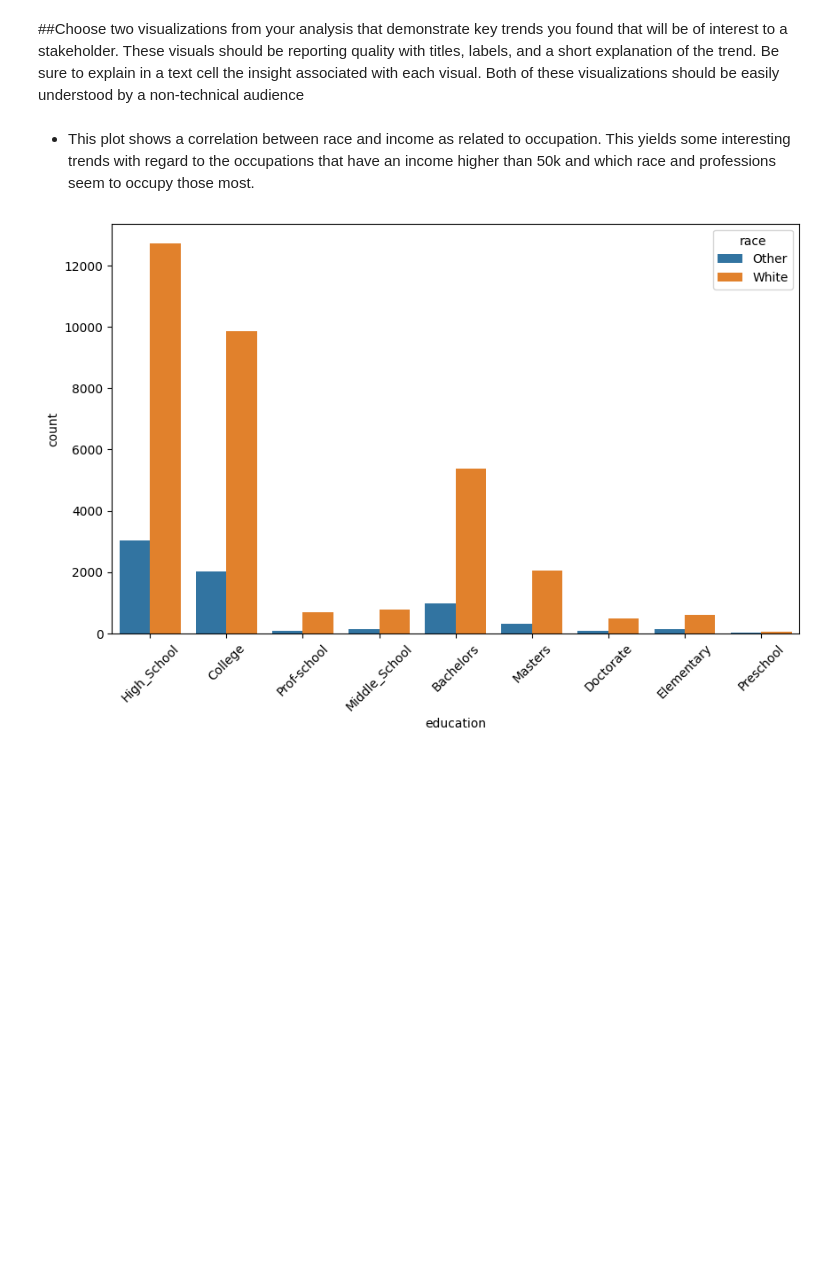
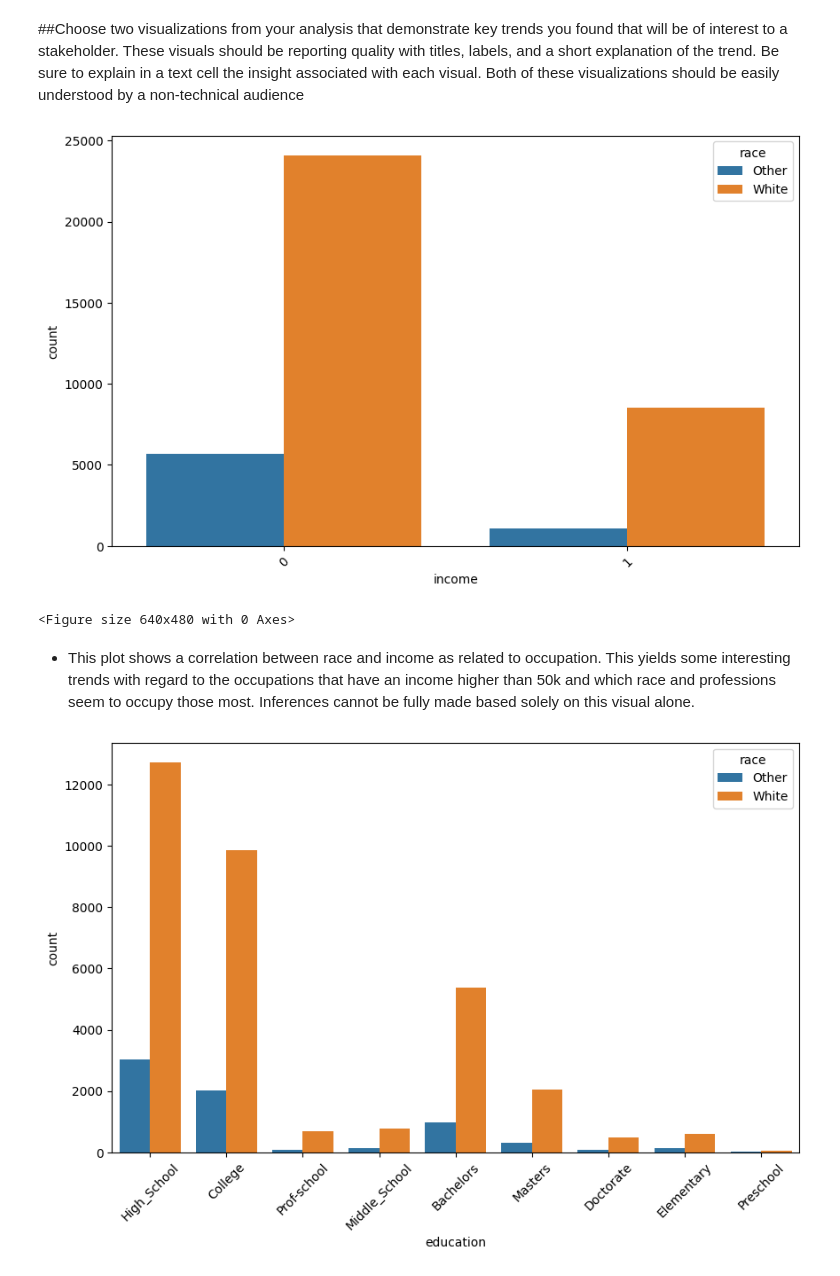
Before and after one commit to BrianArradondo/Project-2-options-Brian-Arradondo.ipynb, a Jupyter notebook: Project_2_Adult_Income_Brian_Arradondo.ipynb, the cells around one changed output. Saved outputs shown, nothing was run; the diff lists cells and outputs as text; code cells hidden in the pictures; blank space fills up the shorter version.

```diff
--- a/Project_2_Adult_Income_Brian_Arradondo.ipynb
+++ b/Project_2_Adult_Income_Brian_Arradondo.ipynb
@@ -593,10 +597,19 @@ sns.heatmap(corr, cmap = 'coolwarm', annot = True, ax=ax);
 # %% [markdown]
 ##Choose two visualizations from your analysis that demonstrate key trends you found that will be of interest to a stakeholder. These visuals should be reporting quality with titles, labels, and a short explanation of the trend. Be sure to explain in a text cell the insight associated with each visual. Both of these visualizations should be easily understood by a non-technical audience
 # %%
-#sns.scatterplot(data=df, x="income", y="occupation", hue="race")
-#plt.show()
+# sns.scatterplot(data=df, x="income", y="race", hue="race")
+fig,ax = plt.subplots(figsize=(10,6))
+#
+sns.countplot(data=df, x="income", hue="race")
+plt.setp(ax.get_xticklabels(), rotation = 45)
+# display plots
+plt.show()
+plt.tight_layout();
+# %% [output]
+[figure, added]
+<Figure size 640x480 with 0 Axes>
 # %% [markdown]
-- This plot shows a correlation between race and income as related to occupation. This yields some interesting trends with regard to the occupations that have an income higher than 50k and which race and professions seem to occupy those most.
+- This plot shows a correlation between race and income as related to occupation. This yields some interesting trends with regard to the occupations that have an income higher than 50k and which race and professions seem to occupy those most. Inferences cannot be fully made based solely on this visual alone.
 # %%
 # sns.scatterplot(data=df, x="education", y="race", hue="race")
 fig,ax = plt.subplots(figsize=(10,6))
```
Also changed, not shown: parts of 62 cells of this notebook.
